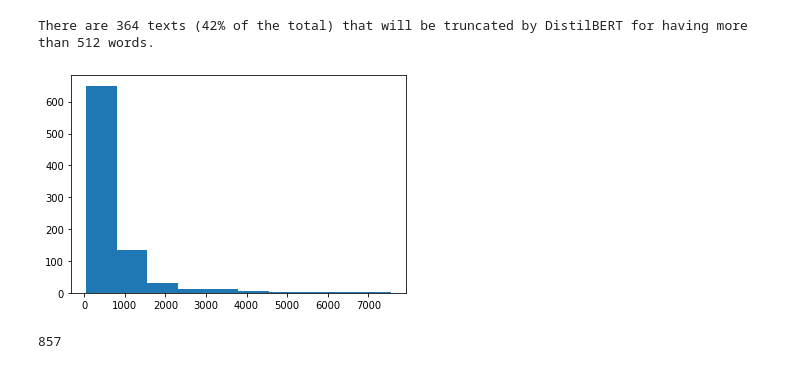
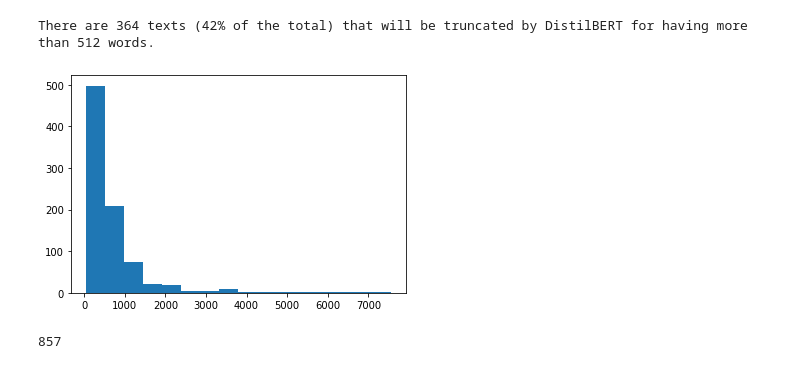
Before and after one commit to hmatzner/text-classification, a Jupyter notebook: url_classification.ipynb, the cells around one changed output. Cells and saved outputs as stored; diff of their text form; code cells hidden in the pictures.

```diff
--- a/url_classification.ipynb
+++ b/url_classification.ipynb
@@ -598,8 +605,8 @@ print(f'There are {mask.sum()} texts ({mask.sum() / df_text.shape[0]:.0%} of the
 # %% [output]
 There are 364 texts (42% of the total) that will be truncated by DistilBERT for having more than 512 words.
 # %%
-plt.hist(df_text[TEXT].str.split().str.len())
+plt.hist(df_text[TEXT].str.split().str.len(), bins=16)
 plt.show()
 # %% [output]
-[figure, old version]
+[figure, new version]
 # %%
```
Also changed, not shown: parts of 31 cells of this notebook.
